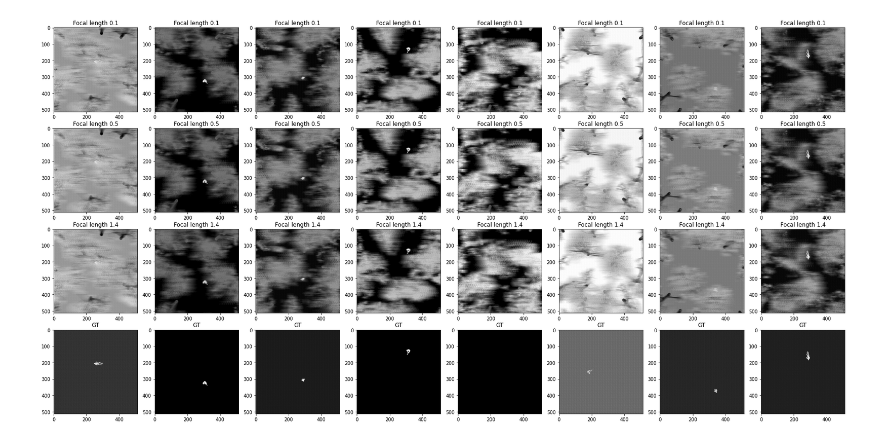
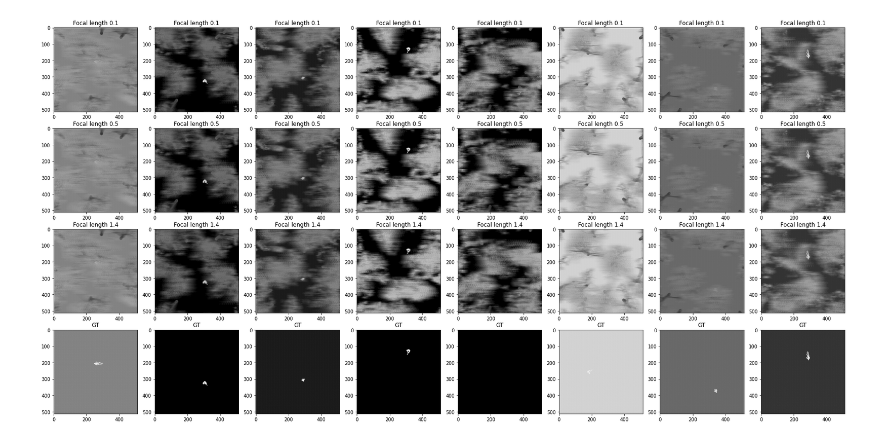
Before and after one commit to Elias-Buerger/cvproj, a Jupyter notebook: code/data_visualizer.ipynb, the cells around one changed output. Cells and saved outputs as stored; diff of their text form; code cells hidden in the pictures.

Commit message:
absolute value range for visualization

```diff
--- a/code/data_visualizer.ipynb
+++ b/code/data_visualizer.ipynb
@@ -4,20 +4,20 @@ import matplotlib.pyplot as plt
 # %%
 batch = 0
 
 f_lengths = [0.1, 0.5, 1.4]
 data = np.load(f'../data/{batch}.npy')
 gt = np.load(f'../data/{batch}_y.npy')
 
 rows, cols = 4, 8
 space = 15
 fig, axes = plt.subplots(rows, cols, figsize=(space * cols/rows, space))
 
 for j in range(cols):
     for i in range(rows-1):
-        axes[i, j].imshow(data[j, i], cmap='gray')
+        axes[i, j].imshow(data[j, i], cmap='gray', vmin=0, vmax=255)
         axes[i, j].set_title(f'Focal length {f_lengths[i]}')
-    axes[rows-1, j].imshow(gt[j], cmap='gray')
+    axes[rows-1, j].imshow(gt[j], cmap='gray', vmin=0, vmax=255)
     axes[rows-1, j].set_title(f'GT')
 plt.show()
 # %% [output]
-[figure, old version]
+[figure, new version]
```
